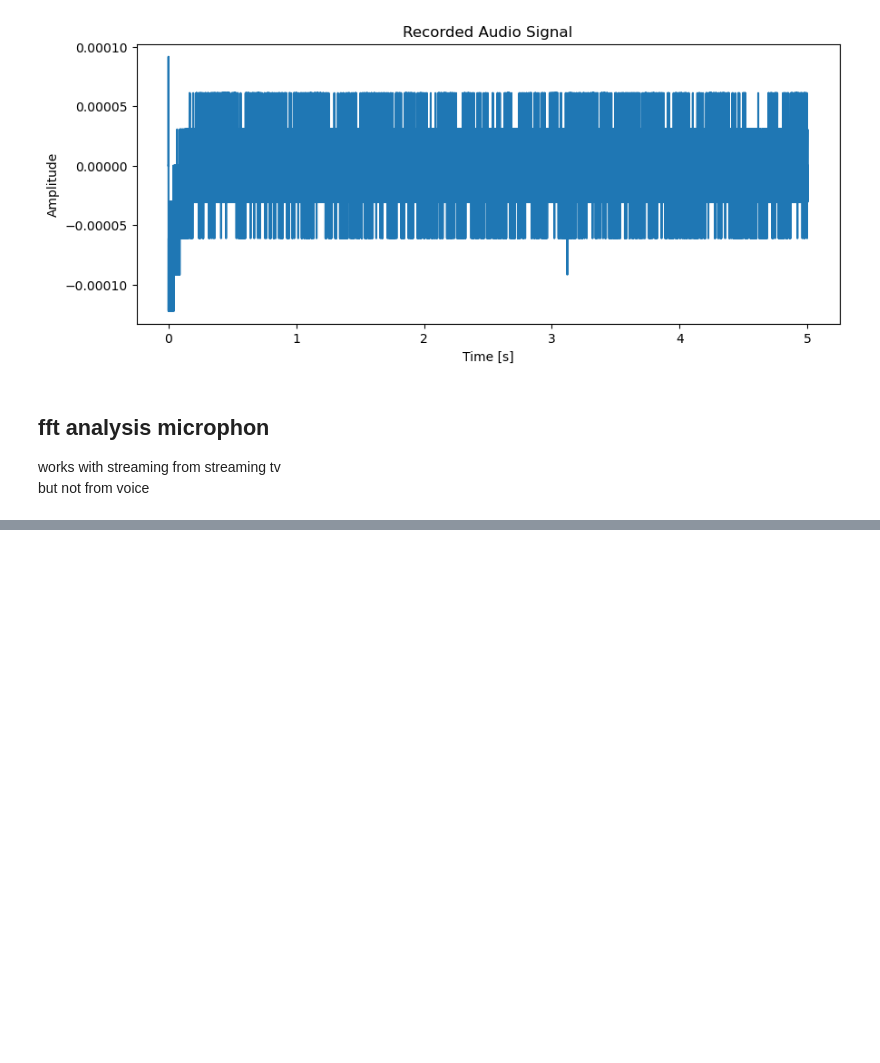
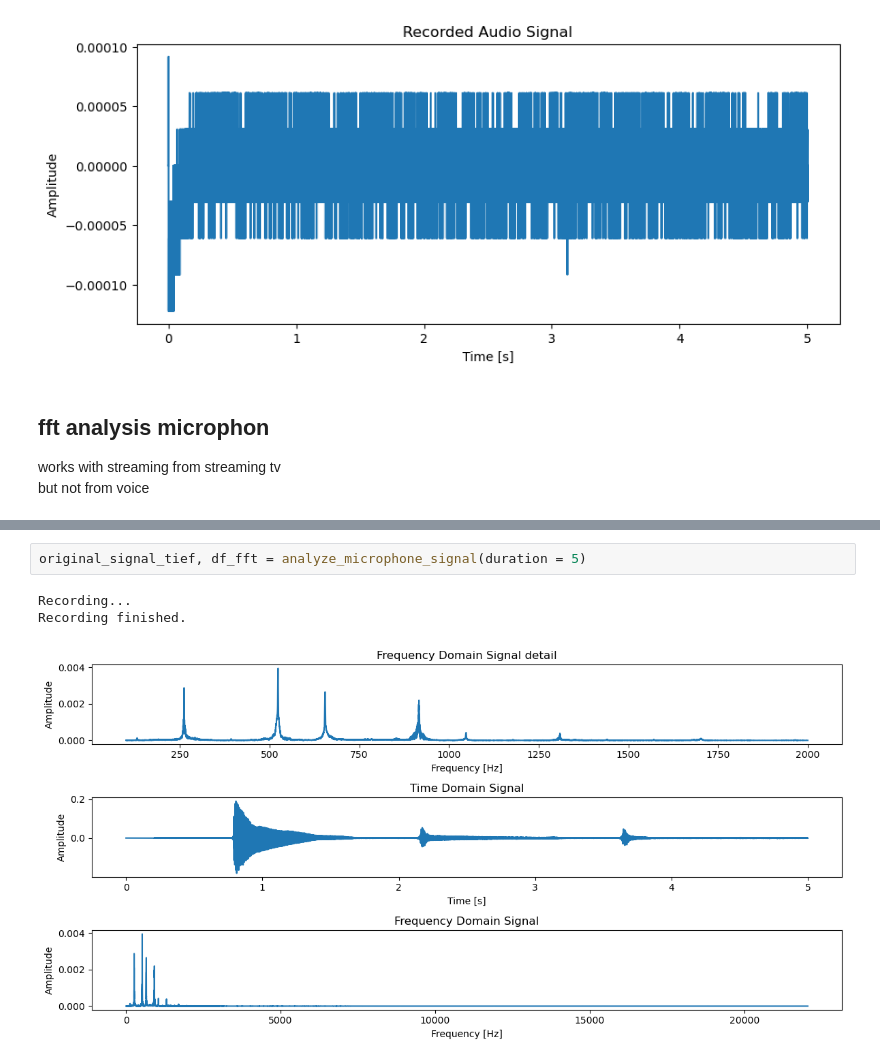
Before and after one commit to riglerandreas/fft_microfon_sound_analysis, a Jupyter notebook: test_sound_1.ipynb, the cells around one changed output, grey strips where cells are left out. Drawn from its saved outputs; the diff is of its cells as text; blank space fills up the shorter version.

```diff
--- a/test_sound_1.ipynb
+++ b/test_sound_1.ipynb
@@ -203,0 +220,6 @@ Recording finished.
+# %%
+original_signal_tief, df_fft = analyze_microphone_signal(duration = 5)
+# %% [output]
+Recording...
+Recording finished.
+[figure, added]
```
Also changed, not shown: parts of 23 cells of this notebook, 2 other files.
